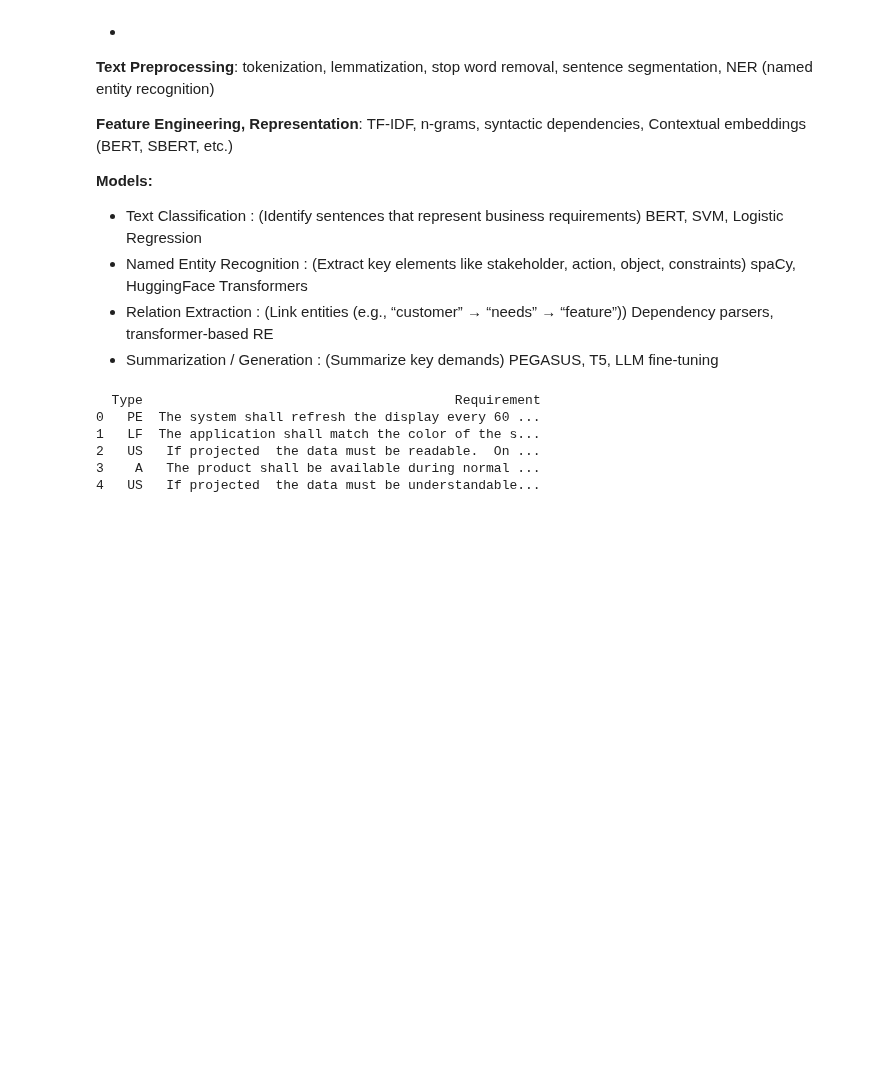
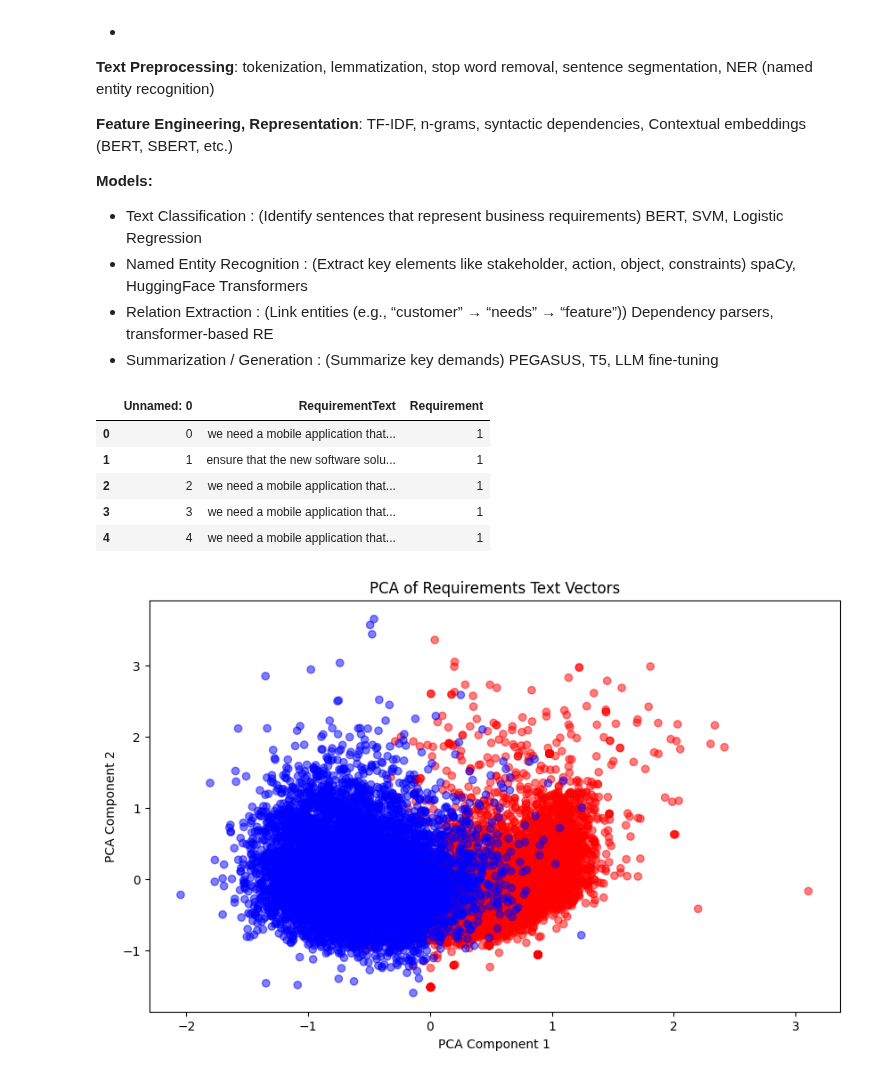
Before and after one commit to maxvonlancaster/nlp-fuzzy, a Jupyter notebook: src/ba.ipynb, the cells around one changed output. Cells and saved outputs as stored; diff of their text form; code cells hidden in the pictures; blank space fills up the shorter version.

```diff
--- a/src/ba.ipynb
+++ b/src/ba.ipynb
@@ -28,14 +28,56 @@ Input Text → NLP Preprocessing → Requirement Detection → Entity & Relation
 # %%
 import pandas as pd
 
-data = pd.read_csv('../resources/ba/software_requirements_extended.csv')
-# data = pd.read_csv('../resources/ba/synth_req.csv')
+# data = pd.read_csv('../resources/ba/software_requirements_extended.csv')
+data = pd.read_csv('../resources/ba/synth_req.csv')
 
-print(data.head())
+display(data.head())
 # %% [output]
-  Type                                        Requirement
-0   PE  The system shall refresh the display every 60 ...
-1   LF  The application shall match the color of the s...
-2   US   If projected  the data must be readable.  On ...
-3    A   The product shall be available during normal ...
-4   US   If projected  the data must be understandable...
+|  | Unnamed: 0 | RequirementText | Requirement |
+| 0 | 0 | we need a mobile application that... | 1 |
+| 1 | 1 | ensure that the new software solu... | 1 |
+| 2 | 2 | we need a mobile application that... | 1 |
+| 3 | 3 | we need a mobile application that... | 1 |
+| 4 | 4 | we need a mobile application that... | 1 |
+# %%
+import gensim.downloader as api
+
+corpus = api.load('glove-wiki-gigaword-100')
+# %%
+from nltk.tokenize import sent_tokenize, word_tokenize
+from sklearn.decomposition import PCA
+import numpy as np
+
+def vectorize_text(text):
+    words = word_tokenize(text.lower())
+    word_vectors = []
+    for word in words:
+        if word in corpus:
+            word_vectors.append(corpus[word])
+    if word_vectors:
+        text_vector = np.mean(word_vectors, axis=0)
+    else:
+        text_vector = np.zeros(corpus.vector_size)
+    return text_vector
+
+data['Text_Vector'] = data['RequirementText'].apply(str).apply(vectorize_text)
+# display(data[['Email Text', 'Text_Vector']].head())
+
+# Apply PCA to reduce dimensionality for visualization
+pca = PCA(n_components=2)
+text_vectors = np.vstack(data['Text_Vector'].values)
+reduced_vectors = pca.fit_transform(text_vectors)
+data['PCA_1'] = reduced_vectors[:, 0]
+data['PCA_2'] = reduced_vectors[:, 1]
+
+colors = data["Requirement"].map({1: "red", 0: "blue"})
+
+import matplotlib.pyplot as plt
+plt.figure(figsize=(10, 6))
+plt.scatter(data['PCA_1'], data['PCA_2'], c=colors, alpha=0.5)
+plt.title('PCA of Requirements Text Vectors')
+plt.xlabel('PCA Component 1')
+plt.ylabel('PCA Component 2')
+plt.show()
+# %% [output]
+[figure, added]
```
Also changed, not shown: 4 other files.
